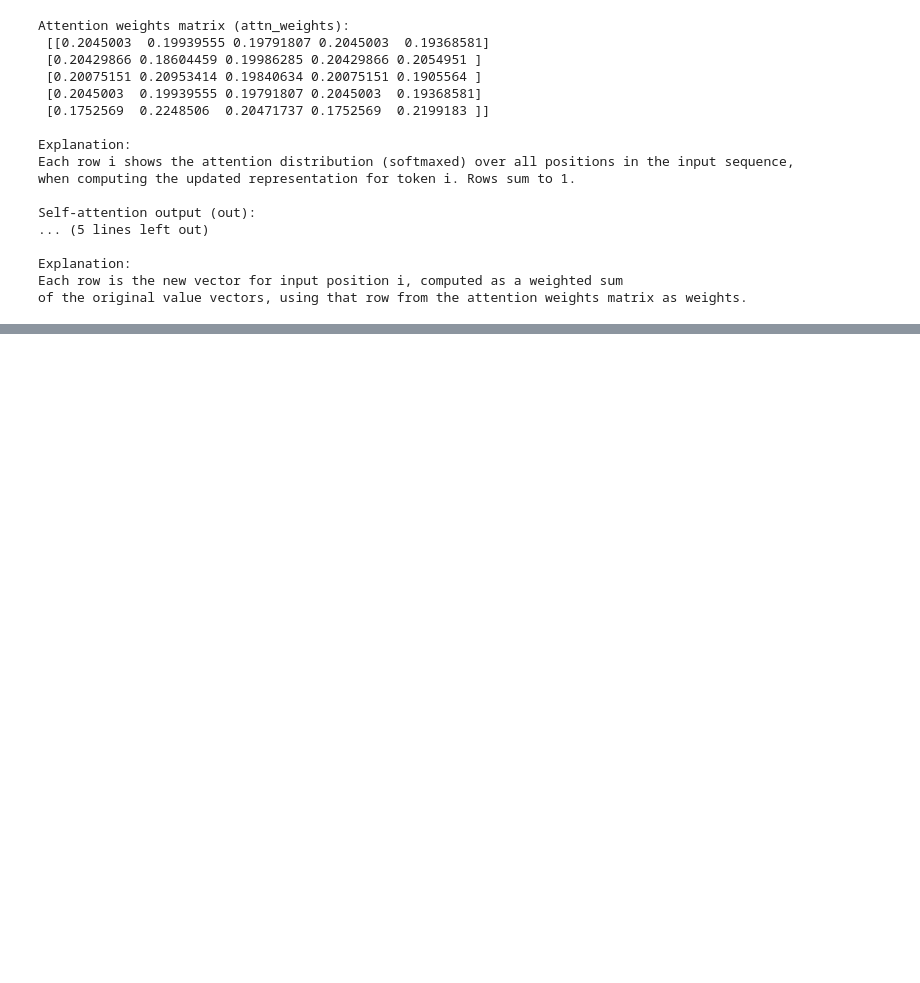
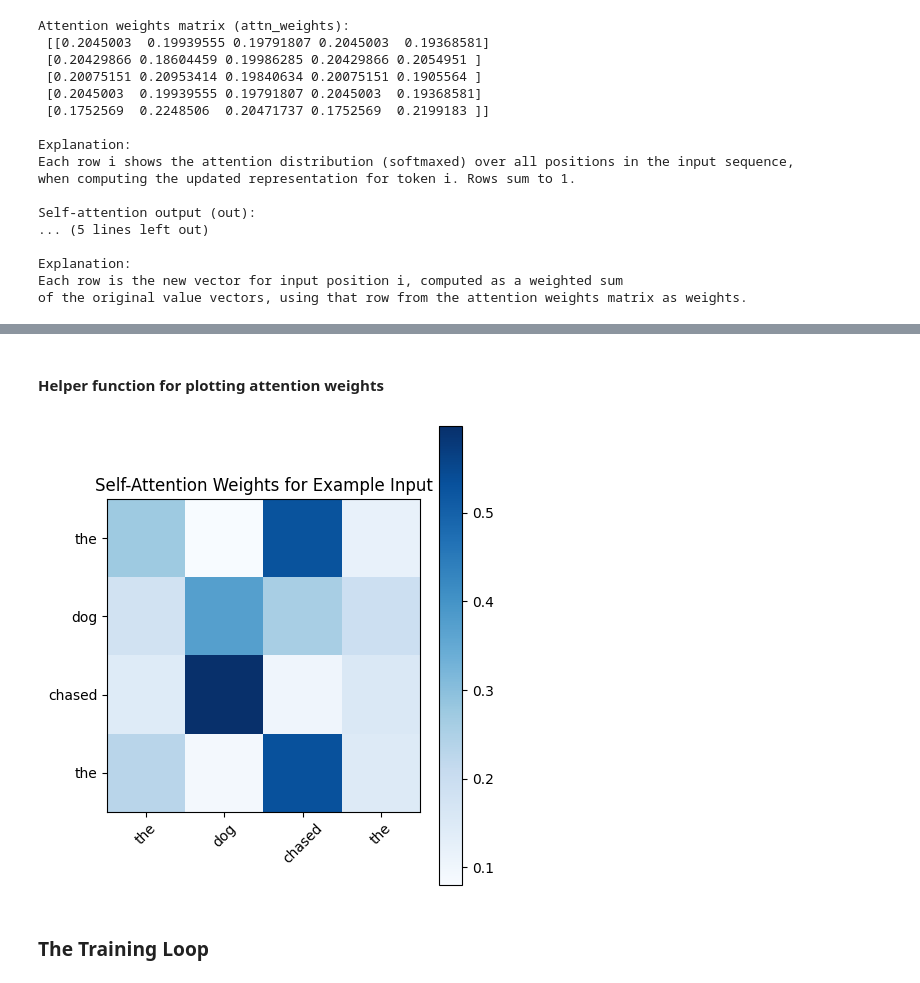
Before and after one commit to mohammadfaizan76692/FROM_SCRATCH_ML, a Jupyter notebook: Attention_from_Scratch/Attention_From_Sratch.ipynb, the cells around one changed output, grey strips where cells are left out. Cells and saved outputs as stored; diff of their text form; code cells hidden in the pictures; blank space fills up the shorter version.

Commit message:
Adding Visualization

```diff
--- a/Attention_from_Scratch/Attention_From_Sratch.ipynb
+++ b/Attention_from_Scratch/Attention_From_Sratch.ipynb
@@ -367,0 +374,2 @@ of the original value vectors, using that row from the attention weights matrix
+# %% [markdown]
+#### Helper function for plotting attention weights
@@ -367,0 +407,20 @@ of the original value vectors, using that row from the attention weights matrix
+# %%
+vocab_ize = len(vocab)
+embed_dim = 8
+model = SelfAttnWithPositionalEmbedding(vocab_size=vocab_ize, seq_len=SEQ_LEN, emb_dim=embed_dim)
+# %%
+ex_ix = 0
+input_ids = inputs[ex_ix]
+tokens = [idx2word[i] for i in input_ids]
+
+model.eval()
+x_example = torch.tensor([input_ids], dtype=torch.long)  # Add batch dimension
+with torch.no_grad():
+    logits, attn_weights = model(x_example)
+
+##plot attention
+plot_attention(attn_weights, tokens, title="Self-Attention Weights for Example Input")
+# %% [output]
+[figure, added]
+# %% [markdown]
+### The Training Loop
```
Also changed, not shown: parts of 5 cells of this notebook.
